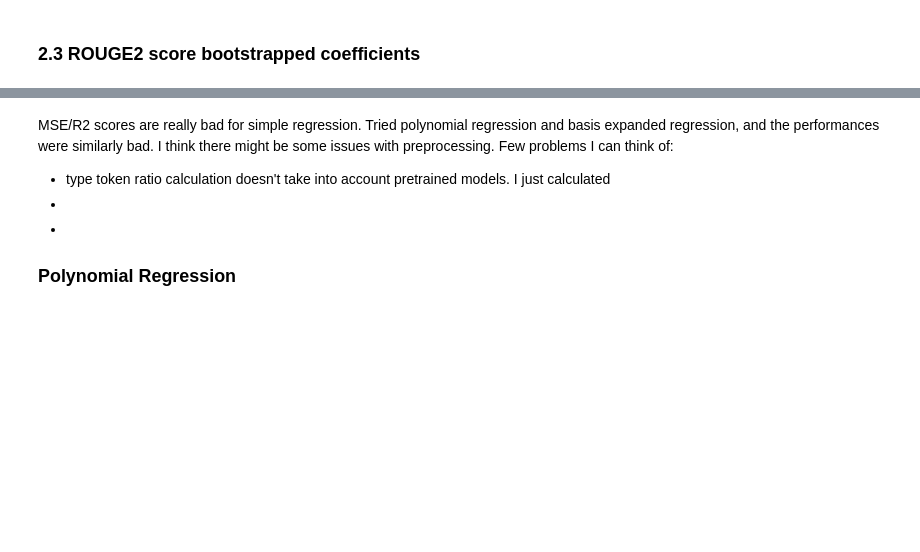
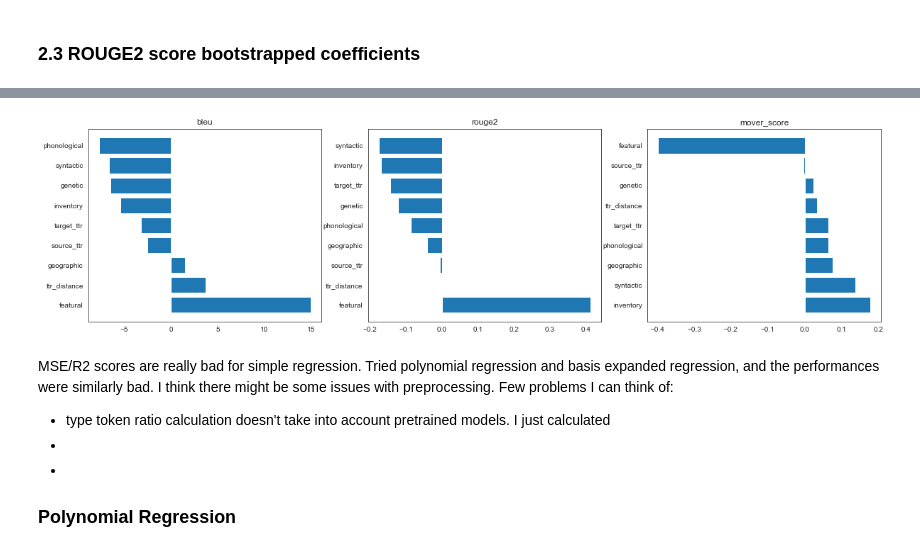
Before and after one commit to iglee/ExplainaBoard-experiments, a Jupyter notebook: notebooks/linear-regression-analysis.ipynb, the cells around one changed output, grey strips where cells are left out. Cells and saved outputs as stored; diff of their text form; code cells hidden in the pictures; blank space fills up the shorter version.

```diff
--- a/notebooks/linear-regression-analysis.ipynb
+++ b/notebooks/linear-regression-analysis.ipynb
@@ -241,3 +253,15 @@ mse error: 31.788678084383733, r2 score: -0.23661029815031553
+# %%
+importances = lr.feature_importances(pipeline_population, features)
+# %%
+fig, axs = plt.subplots(1,3,figsize=(20, 5))
+
+for metric, ax in zip(lr.metrics, axs.ravel()):
+    ax.barh(importances[metric]["features"], importances[metric]["importance_vals"])
+    ax.set_title(metric)
+
+plt.show()
+# %% [output]
+[figure, added]
 # %% [markdown]
 MSE/R2 scores are really bad for simple regression. Tried polynomial regression and basis expanded regression, and the performances were similarly bad. I think there might be some issues with preprocessing. Few problems I can think of:
 - type token ratio calculation doesn't take into account pretrained models. I just calculated
```
Also changed, not shown: parts of 20 cells of this notebook, 1 other file.
